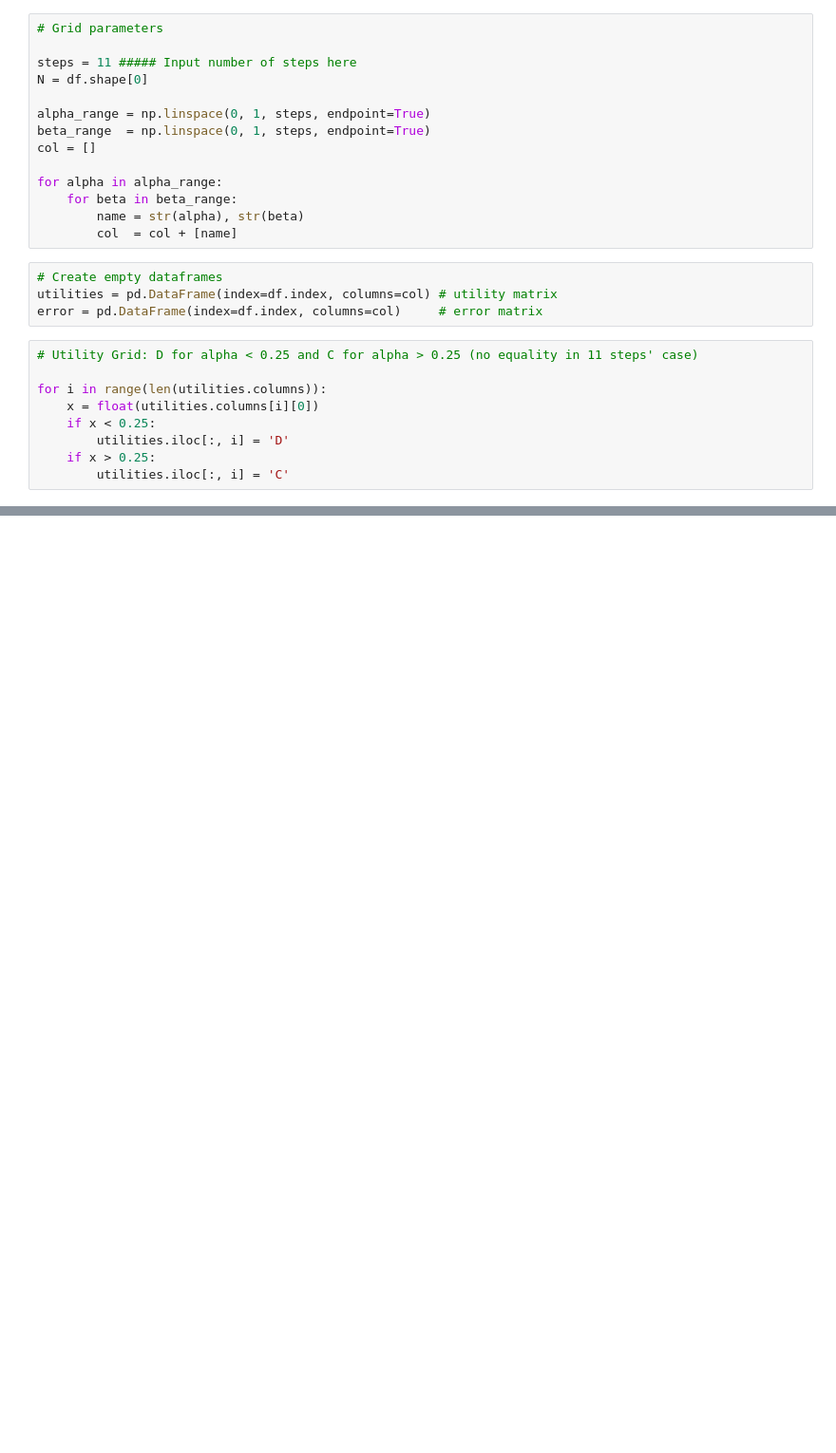
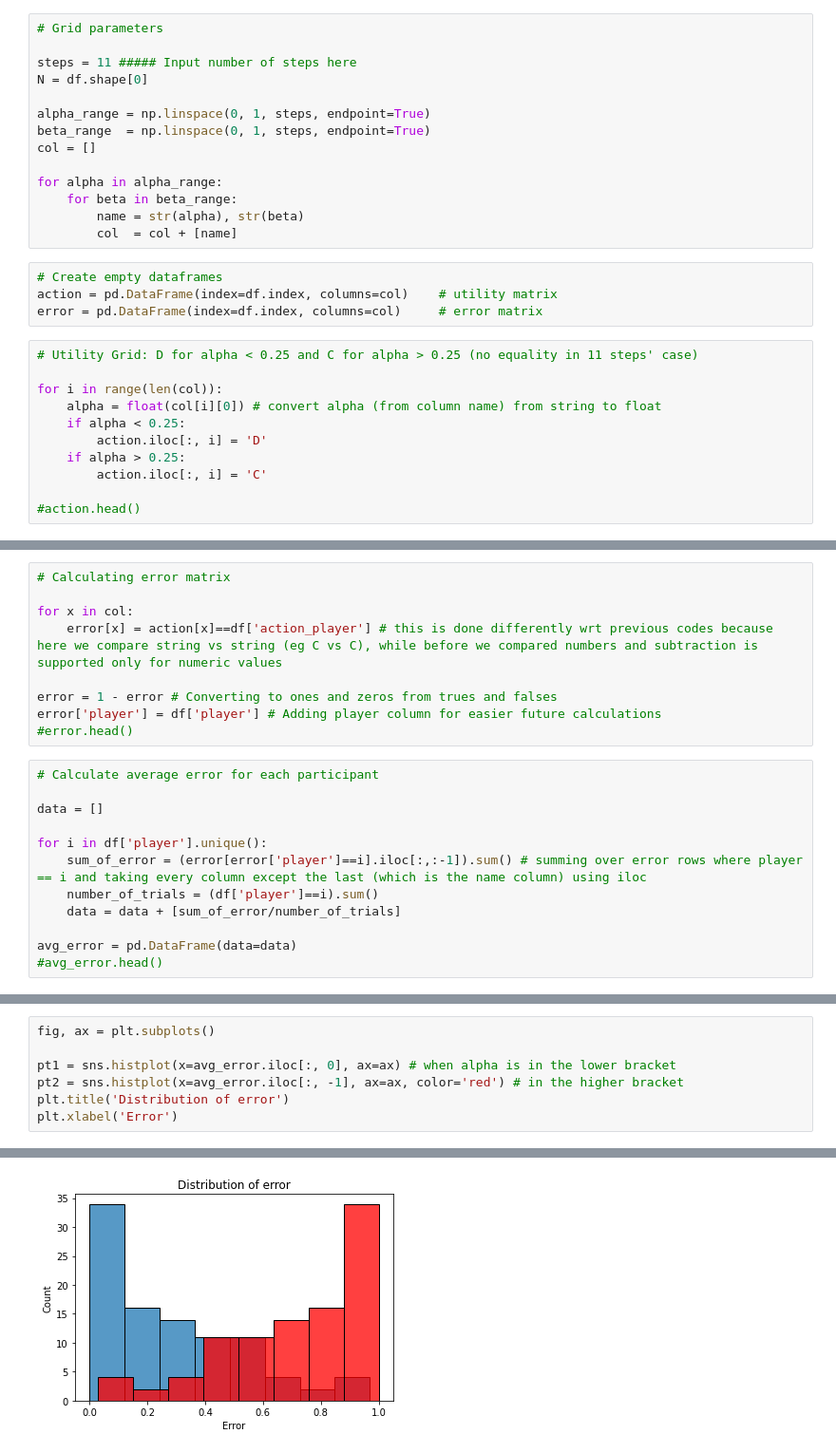
Before and after one commit to 1412richa/CRUtility, a Jupyter notebook: GuiltAndResponsibility/Codes/PD_level0.ipynb, the cells around one changed output, grey strips where cells are left out. Shown at 95% size. Saved outputs shown, nothing was run; the diff lists cells and outputs as text; blank space fills up the shorter version.

Commit message:
Player 0 code Version 1: no beta values and no graph

```diff
--- a/GuiltAndResponsibility/Codes/PD_level0.ipynb
+++ b/GuiltAndResponsibility/Codes/PD_level0.ipynb
@@ -143,15 +157,17 @@ for alpha in alpha_range:
         col  = col + [name]
 # %%
 # Create empty dataframes
-utilities = pd.DataFrame(index=df.index, columns=col) # utility matrix
+action = pd.DataFrame(index=df.index, columns=col)    # utility matrix
 error = pd.DataFrame(index=df.index, columns=col)     # error matrix
 # %%
 # Utility Grid: D for alpha < 0.25 and C for alpha > 0.25 (no equality in 11 steps' case)
 
-for i in range(len(utilities.columns)):
-    x = float(utilities.columns[i][0])
-    if x < 0.25:
-        utilities.iloc[:, i] = 'D'
-    if x > 0.25:
-        utilities.iloc[:, i] = 'C'
+for i in range(len(col)):
+    alpha = float(col[i][0]) # convert alpha (from column name) from string to float
+    if alpha < 0.25:
+        action.iloc[:, i] = 'D'
+    if alpha > 0.25:
+        action.iloc[:, i] = 'C'
+
+#action.head()
 # %% [markdown]
@@ -158,0 +175,21 @@ Not dropping rows with equal payoffs for now **(Checkpoint)**
+# %%
+# Calculating error matrix
+
+for x in col:
+    error[x] = action[x]==df['action_player'] # this is done differently wrt previous codes because here we compare string vs string (eg C vs C), while before we compared numbers and subtraction is supported only for numeric values
+
+error = 1 - error # Converting to ones and zeros from trues and falses
+error['player'] = df['player'] # Adding player column for easier future calculations
+#error.head()
+# %%
+# Calculate average error for each participant
+
+data = []
+
+for i in df['player'].unique():
+    sum_of_error = (error[error['player']==i].iloc[:,:-1]).sum() # summing over error rows where player == i and taking every column except the last (which is the name column) using iloc
+    number_of_trials = (df['player']==i).sum()
+    data = data + [sum_of_error/number_of_trials]
+
+avg_error = pd.DataFrame(data=data)
+#avg_error.head()
@@ -158,0 +211,8 @@ Not dropping rows with equal payoffs for now **(Checkpoint)**
+# %%
+fig, ax = plt.subplots()
+
+pt1 = sns.histplot(x=avg_error.iloc[:, 0], ax=ax) # when alpha is in the lower bracket
+pt2 = sns.histplot(x=avg_error.iloc[:, -1], ax=ax, color='red') # in the higher bracket
+plt.title('Distribution of error')
+plt.xlabel('Error')
+# %% [output]
@@ -158,0 +220 @@ Not dropping rows with equal payoffs for now **(Checkpoint)**
+[figure, added]
```
Also changed, not shown: parts of 38 cells of this notebook.
